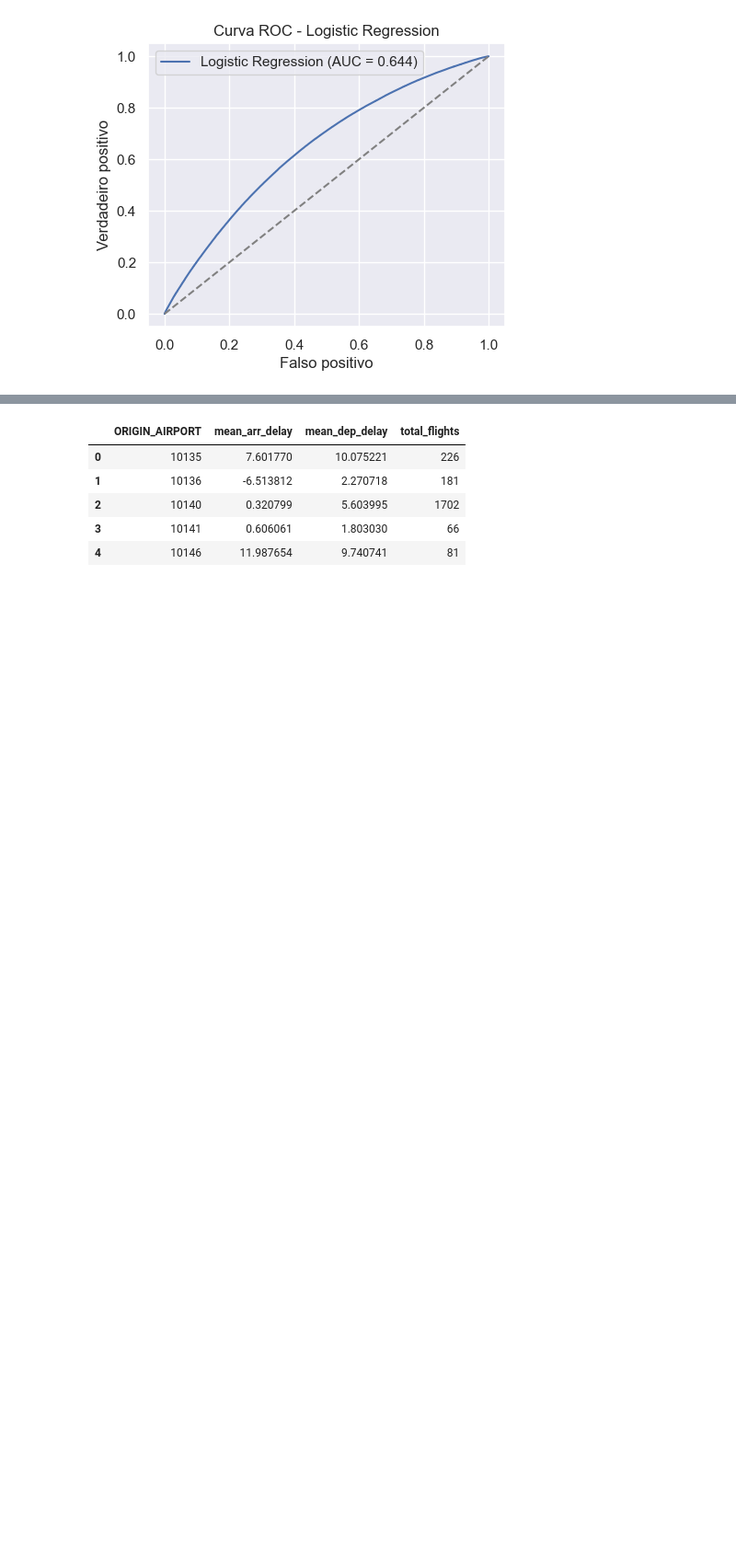
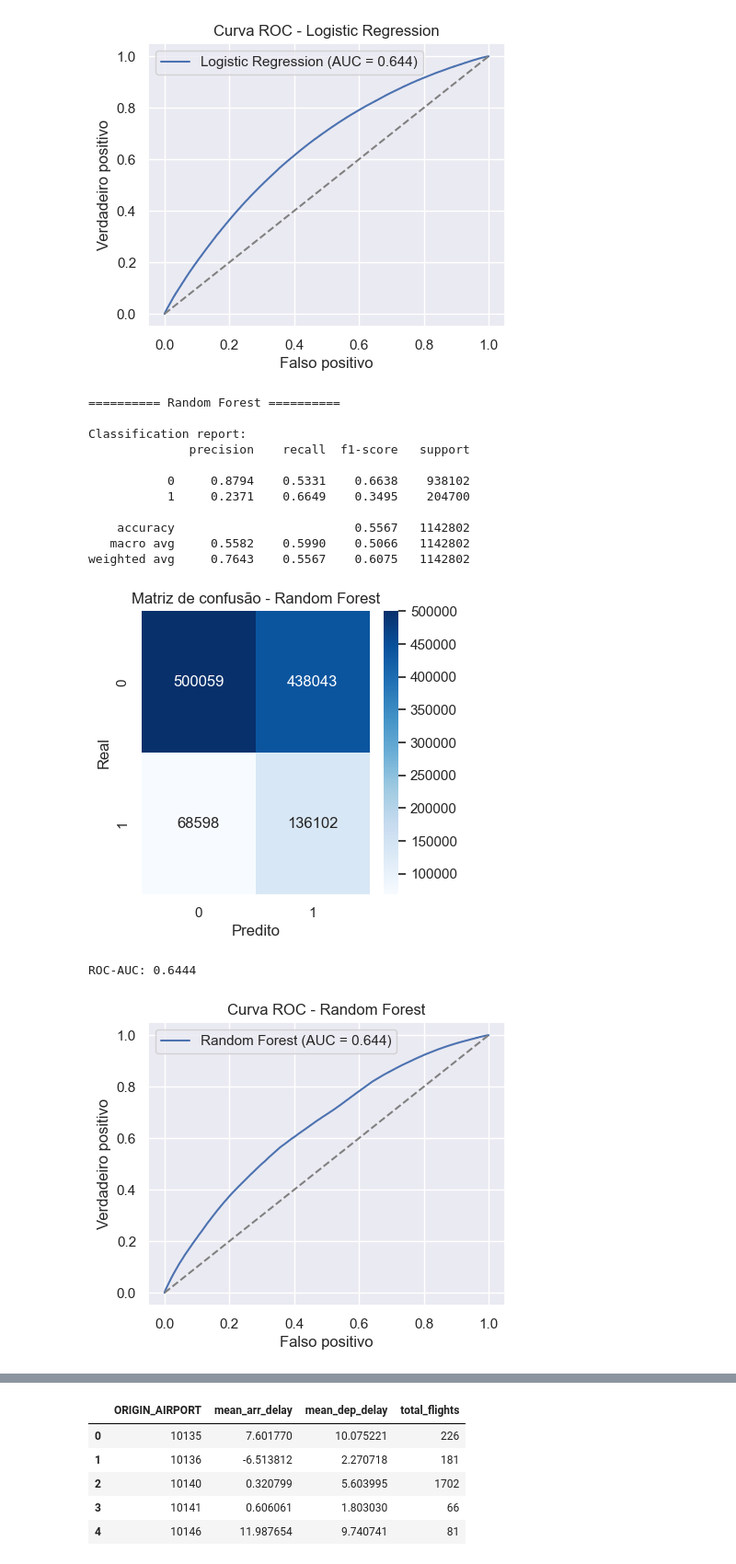
Before and after one commit to AmiltonFariaSilva/MLET_TC03, a Jupyter notebook: MLET03.ipynb, the cells around one changed output, grey strips where cells are left out. Shown at 92% size. Drawn from its saved outputs; the diff is of its cells as text; code cells hidden in the pictures; blank space fills up the shorter version.

```diff
--- a/MLET03.ipynb
+++ b/MLET03.ipynb
@@ -331,4 +331,46 @@ weighted avg     0.7549    0.8209    0.7403   1142802
 [figure]
 ROC-AUC: 0.6442
 [figure]
+# %%
+#usar somento uma amostra de treino
+
+from sklearn.model_selection import train_test_split
+
+X_train_small, _, y_train_small, _ = train_test_split(
+    X_train, y_train,
+    train_size=0.2,    # 20% dos dados de treino (ajusta se quiser)
+    stratify=y_train,
+    random_state=42
+)
+# %%
+rf_clf = Pipeline(steps=[
+    ("preprocess", preprocessor),
+    ("clf", RandomForestClassifier(
+        n_estimators=100,          # ↓ antes era 200 como na proxima celula
+        max_depth=15,              # limita profundidade
+        min_samples_leaf=50,       # evita árvores muito profundas
+        max_features="sqrt",       # menos features por split
+        n_jobs=-1,
+        random_state=42,
+        class_weight="balanced_subsample"
+    ))
+])
+
+rf_clf.fit(X_train_small, y_train_small)
+evaluate_classifier("Random Forest", rf_clf, X_train_small, X_test, y_train_small, y_test)
+# %% [output]
+========== Random Forest ==========
+
+Classification report:
+              precision    recall  f1-score   support
+
+           0     0.8794    0.5331    0.6638    938102
+           1     0.2371    0.6649    0.3495    204700
+
+    accuracy                         0.5567   1142802
+   macro avg     0.5582    0.5990    0.5066   1142802
+weighted avg     0.7643    0.5567    0.6075   1142802
+[figure, added]
+ROC-AUC: 0.6444
+[figure, added]
 # %%
```
Also changed, not shown: parts of 1 cell of this notebook.
